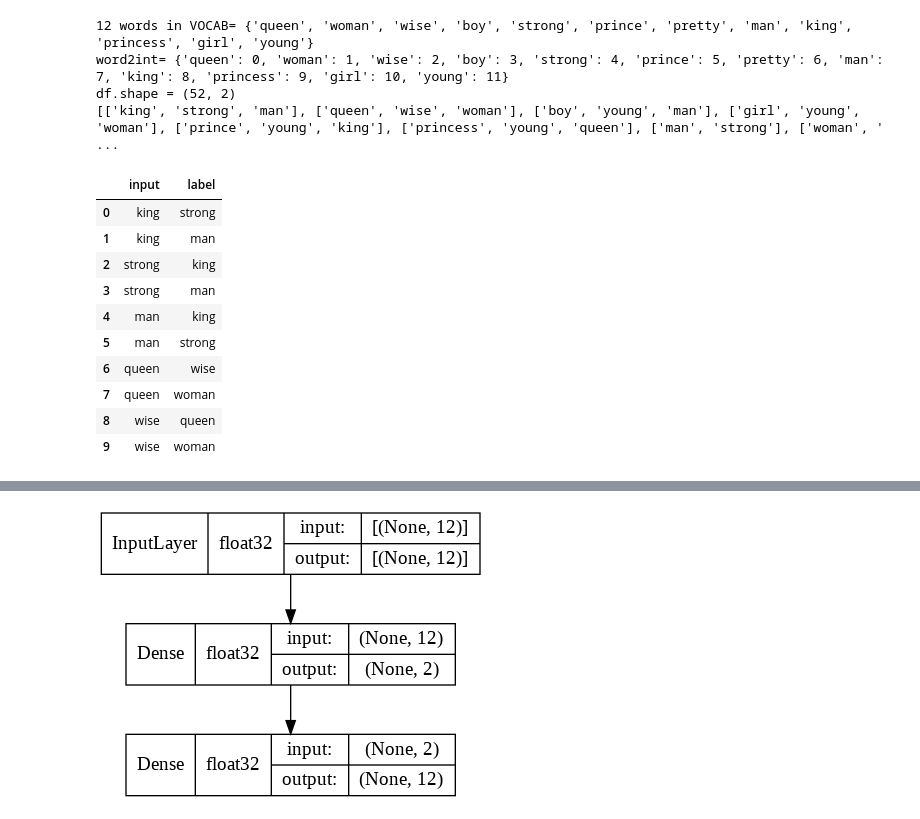
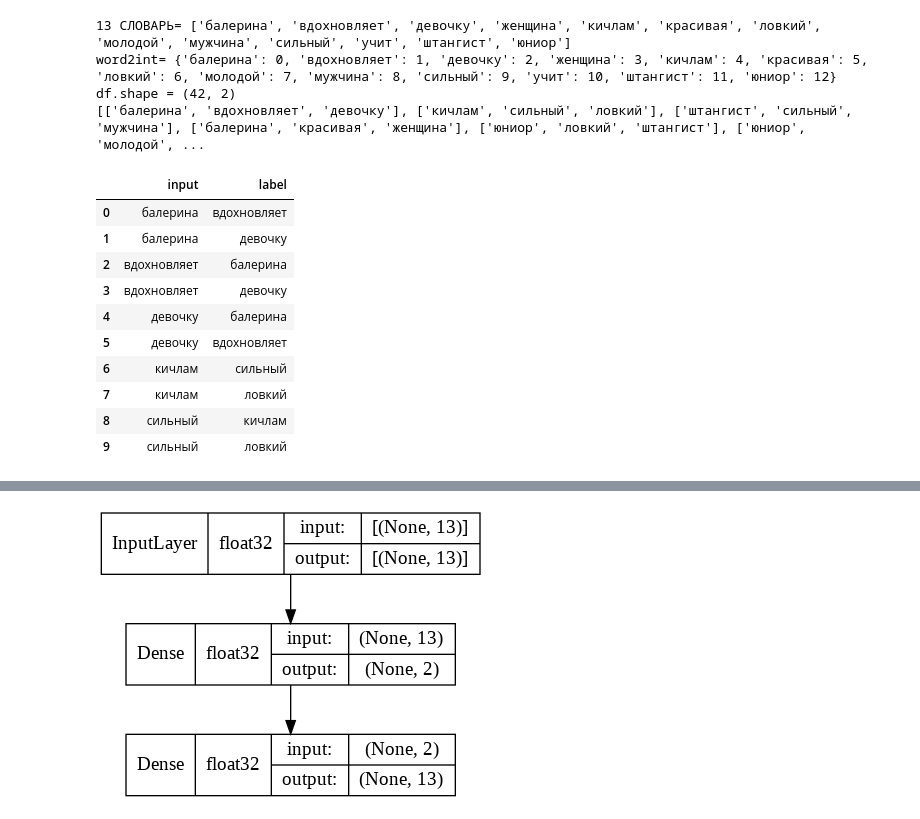
Before and after one commit to ftk1000/w2v_ftk1000, a Jupyter notebook: w2v_tf_fast.ipynb, the cells around one changed output, grey strips where cells are left out. Cells and saved outputs as stored; diff of their text form; code cells hidden in the pictures.

```diff
--- a/w2v_tf_fast.ipynb
+++ b/w2v_tf_fast.ipynb
@@ -4,15 +4,17 @@
 # w2v_tf_fast
 import numpy as np
 import pandas as pd
-pd.options.display.max_columns = 50
+pd.options.display.max_columns = 500
 pd.set_option('display.width', 1000)
 import matplotlib.pyplot as plt
 import time
+import re   # p = re.split(r'(?<=[^A-Z].[.?]) +(?=[A-Z])', p)
 
 def get_padding(x):
   return (np.max(x)-np.min(x))/20
 
 def plot_words(w2v_df, ttl):
+  # plot words according to their embedding
   x1 = np.array(w2v_df['x1'])
   x2 = np.array(w2v_df['x2'])
   # wrd =
@@ -27,9 +29,9 @@ def plot_words(w2v_df, ttl):
   plt.scatter(x1, x2, c='red', s=500, alpha=0.3)
   # plt.text(x1+.03, x2+.03, np.asarray(w2v_df['word']), fontsize=9)
   for word, x1, x2 in zip(w2v_df['word'], w2v_df['x1'], w2v_df['x2']):
-      ax.annotate(word, (x1,x2 ))
+      ax.annotate(word, (x1,x2 ), fontsize=14)
 
   plt.xlim(x_axis_min,x_axis_max)
   plt.ylim(y_axis_min,y_axis_max)
-  plt.title(ttl)
+  plt.title(ttl, fontsize=18)
   plt.show()
@@ -35,0 +60,7 @@ def plot_words(w2v_df, ttl):
+# %%
+text = "Балерина вдохновляет девочку. КИЧЛАМ сильный и ловкий. Штангист сильный мужчина. Балерина красивая женщина. Юниор ловкий штангист. \
+Юниор молодой мужчина. Девочку учит балерина. "
+
+# corpus = [s.lower().strip().split() for s in re.split(r'(?<=[^A-Z].[.?]) +(?=[A-Z])', text)[0].split('.')[:-1] ]
+corpus = [s.lower().strip() for s in re.split(r'(?<=[^A-Z].[.?]) +(?=[A-Z])', text)[0].split('.')[:-1] ]
+corpus
@@ -36,74 +75,58 @@ def plot_words(w2v_df, ttl):
 # %%
-corpus = ['king is a strong man',
-          'queen is a wise woman',
-          'boy is a young man',
-          'girl is a young woman',
-          'prince is a young king',
-          'princess is a young queen',
-          'man is strong',
-          'woman is pretty',
-          'prince is a boy will be king',
-          'princess is a girl will be queen']
-
 def remove_stop_words(corpus):
-    stop_words = ['is', 'a', 'will', 'be']
+    stop_words = ['is', 'a', 'will', 'be', 'и']
     results = []
     for text in corpus:
         tmp = text.split(' ')
         for stop_word in stop_words:
             if stop_word in tmp:
                 tmp.remove(stop_word)
         results.append(" ".join(tmp))
     return results
 
 corpus = remove_stop_words(corpus)
 sentences = [s.split(' ') for s in corpus]
 
-# words = []
-# for text in corpus:
-#     for word in text.split(' '):
-#         words.append(word)
-# words = set(words)
-
-words=[]
+vocab=[]
 for ss in sentences:
-  words += ss
-words = set(words)
-print(f'{len(words)} words in VOCAB=', words)
+  vocab += ss
+vocab = sorted(set(words))
+print(f'{len(vocab)} СЛОВАРЬ=', vocab)
 
 word2int = {}
-for i,word in enumerate(words):
+for i,word in enumerate(vocab):
     word2int[word] = i
 print('word2int=', word2int)
 
 WINDOW_SIZE = 2
 
 data = []
 for sentence in sentences:
     for idx, word in enumerate(sentence):
         for neighbor in sentence[max(idx - WINDOW_SIZE, 0) : min(idx + WINDOW_SIZE, len(sentence)) + 1] :
             if neighbor != word:
                 data.append([word, neighbor])
 df = pd.DataFrame(data, columns = ['input', 'label'])
 print('df.shape =', df.shape)
 print(sentences)
 df.head(n=10)
+# df.head(n=len(df))
 # %% [output]
-12 words in VOCAB= {'queen', 'woman', 'wise', 'boy', 'strong', 'prince', 'pretty', 'man', 'king', 'princess', 'girl', 'young'}
-word2int= {'queen': 0, 'woman': 1, 'wise': 2, 'boy': 3, 'strong': 4, 'prince': 5, 'pretty': 6, 'man': 7, 'king': 8, 'princess': 9, 'girl': 10, 'young': 11}
-df.shape = (52, 2)
-[['king', 'strong', 'man'], ['queen', 'wise', 'woman'], ['boy', 'young', 'man'], ['girl', 'young', 'woman'], ['prince', 'young', 'king'], ['princess', 'young', 'queen'], ['man', 'strong'], ['woman', ' ...
+13 СЛОВАРЬ= ['балерина', 'вдохновляет', 'девочку', 'женщина', 'кичлам', 'красивая', 'ловкий', 'молодой', 'мужчина', 'сильный', 'учит', 'штангист', 'юниор']
+word2int= {'балерина': 0, 'вдохновляет': 1, 'девочку': 2, 'женщина': 3, 'кичлам': 4, 'красивая': 5, 'ловкий': 6, 'молодой': 7, 'мужчина': 8, 'сильный': 9, 'учит': 10, 'штангист': 11, 'юниор': 12}
+df.shape = (42, 2)
+[['балерина', 'вдохновляет', 'девочку'], ['кичлам', 'сильный', 'ловкий'], ['штангист', 'сильный', 'мужчина'], ['балерина', 'красивая', 'женщина'], ['юниор', 'ловкий', 'штангист'], ['юниор', 'молодой', ...
 |  | input | label |
-| 0 | king | strong |
-| 1 | king | man |
-| 2 | strong | king |
-| 3 | strong | man |
-| 4 | man | king |
-| 5 | man | strong |
-| 6 | queen | wise |
-| 7 | queen | woman |
-| 8 | wise | queen |
-| 9 | wise | woman |
+| 0 | балерина | вдохновляет |
+| 1 | балерина | девочку |
+| 2 | вдохновляет | балерина |
+| 3 | вдохновляет | девочку |
+| 4 | девочку | балерина |
+| 5 | девочку | вдохновляет |
+| 6 | кичлам | сильный |
+| 7 | кичлам | ловкий |
+| 8 | сильный | кичлам |
+| 9 | сильный | ловкий |
 # %%
 w2idx = pd.DataFrame.from_dict({ 'values': word2int.values(), 'word': word2int.keys() })
 # print(w2idx.head())
```
Also changed, not shown: parts of 10 cells of this notebook.
